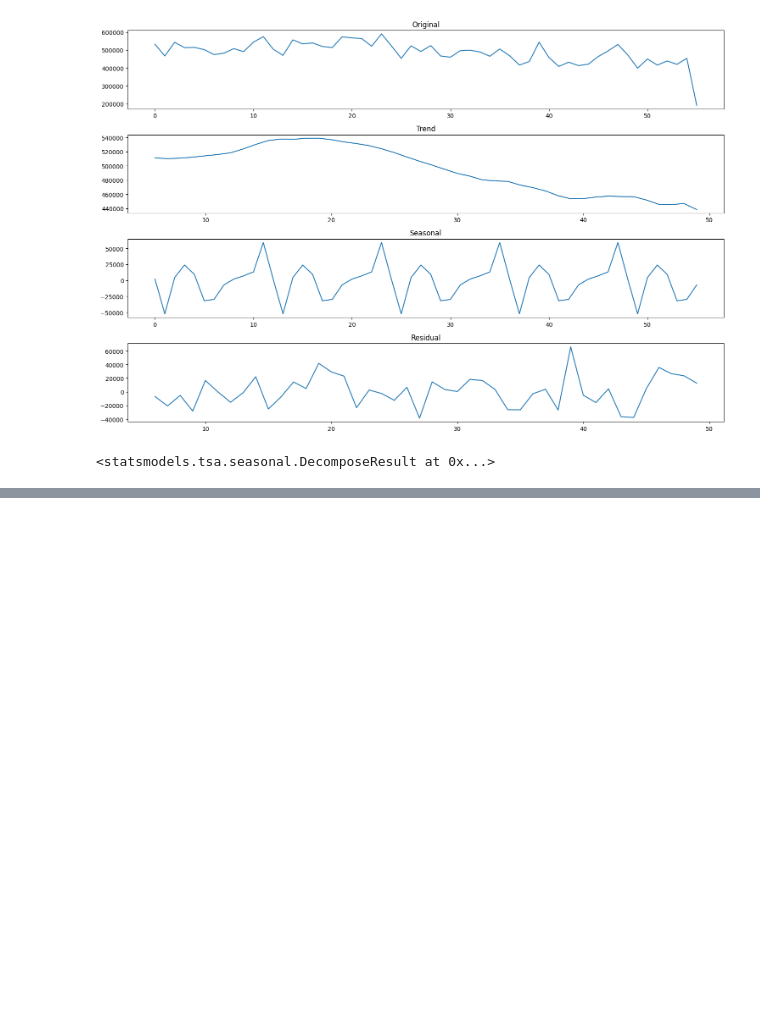
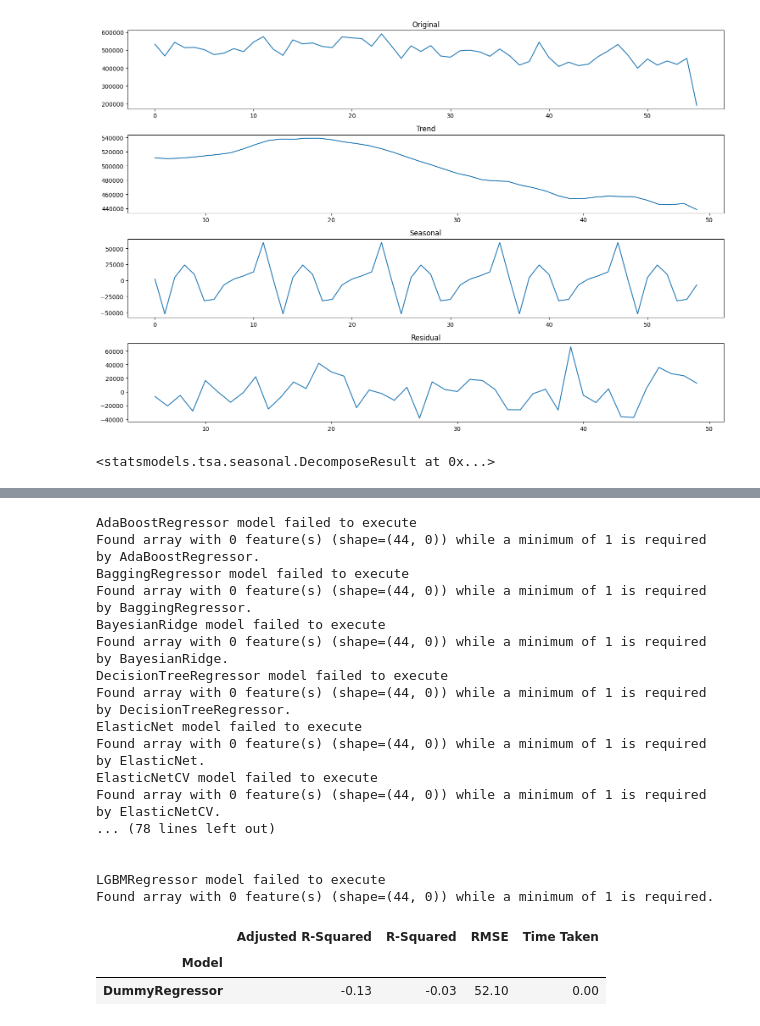
Before and after one commit to erlonL/series-temporais, a Jupyter notebook: decomposition-initial.ipynb, the cells around one changed output, grey strips where cells are left out. Saved outputs shown, nothing was run; the diff lists cells and outputs as text; code cells hidden in the pictures; blank space fills up the shorter version.

```diff
--- a/decomposition-initial.ipynb
+++ b/decomposition-initial.ipynb
@@ -89,0 +124,31 @@ TypeError: OneHotEncoder.__init__() got an unexpected keyword argument 'sparse'
+# %%
+X = df[df['item_nbr'] == 103520].index.values.reshape(-1, 1)
+y = df[df['item_nbr'] == 103520]['unit_sales']
+
+X_train, X_test, y_train, y_test = train_test_split(X, y, test_size=0.2, random_state=42)
+
+reg = LazyRegressor(verbose=0, ignore_warnings=False, custom_metric=None)
+models, predictions = reg.fit(X_train, X_test, y_train, y_test)
+
+models
+# %% [output]
+AdaBoostRegressor model failed to execute
+Found array with 0 feature(s) (shape=(44, 0)) while a minimum of 1 is required by AdaBoostRegressor.
+BaggingRegressor model failed to execute
+Found array with 0 feature(s) (shape=(44, 0)) while a minimum of 1 is required by BaggingRegressor.
+BayesianRidge model failed to execute
+Found array with 0 feature(s) (shape=(44, 0)) while a minimum of 1 is required by BayesianRidge.
+DecisionTreeRegressor model failed to execute
+Found array with 0 feature(s) (shape=(44, 0)) while a minimum of 1 is required by DecisionTreeRegressor.
+ElasticNet model failed to execute
+Found array with 0 feature(s) (shape=(44, 0)) while a minimum of 1 is required by ElasticNet.
+ElasticNetCV model failed to execute
+Found array with 0 feature(s) (shape=(44, 0)) while a minimum of 1 is required by ElasticNetCV.
+... (78 lines left out)
+
+
+LGBMRegressor model failed to execute
+Found array with 0 feature(s) (shape=(44, 0)) while a minimum of 1 is required.
+|  | Adjusted R-Squared | R-Squared | RMSE | Time Taken |
+| Model |  |  |  |  |
+| DummyRegressor | -0.13 | -0.03 | 52.10 | 0.00 |
```
Also changed, not shown: parts of 2 cells of this notebook.
